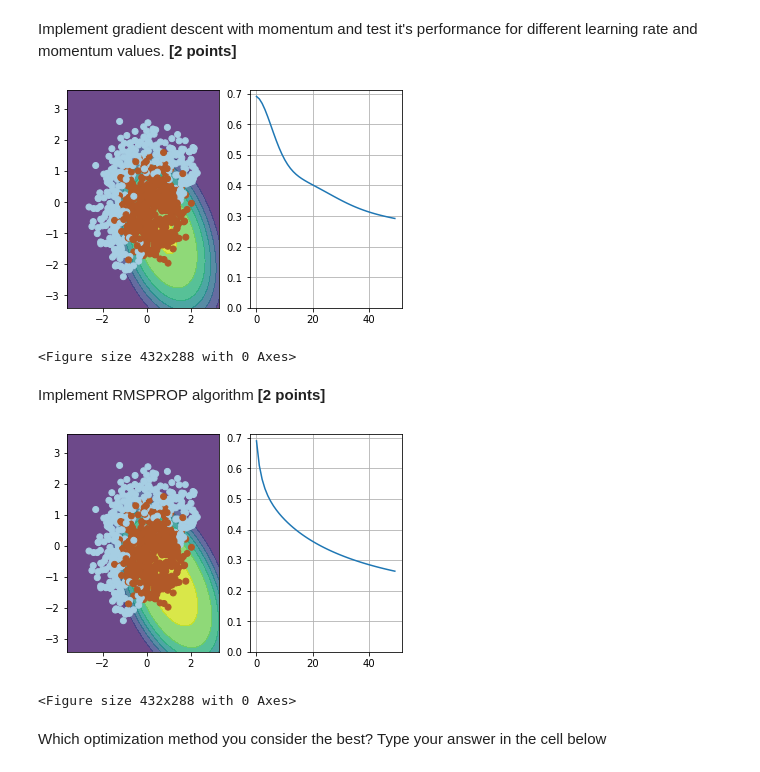
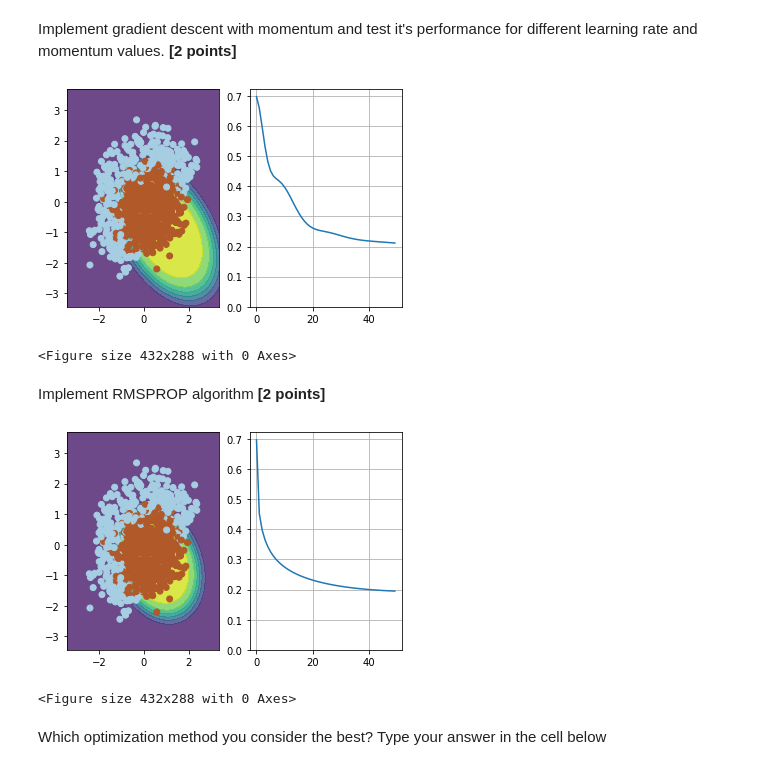
Before and after one commit to acquayefrank/pdl-assignments, a Jupyter notebook: week_1/adaptive_sgd.ipynb, the cells around one changed output. Saved outputs shown, nothing was run; the diff lists cells and outputs as text; code cells hidden in the pictures.

```diff
--- a/week_1/adaptive_sgd.ipynb
+++ b/week_1/adaptive_sgd.ipynb
@@ -241,7 +241,7 @@ Implement gradient descent with momentum and test it's performance for different
 # %%
 w = np.array([0,0,0,0,0,1])
 
-alpha = 0.02 # learning rate. Please change.
+alpha = 0.1 # learning rate. Please change.
 mu    = 0.9 # momentum. Please change.
 vel = np.zeros_like(w)
 
@@ -261,36 +261,36 @@ for i in range(n_iter):
 visualize(X, y, w, loss)
 plt.clf()
 # %% [output]
-[figure, old version]
+[figure, new version]
 <Figure size 432x288 with 0 Axes>
 # %% [markdown]
 Implement RMSPROP algorithm __[2 points]__
 # %%
 w = np.array([0,0,0,0,0,1])
 
-alpha = 0.02 # learning rate. Please change.
+alpha = 0.1 # learning rate. Please change.
 mean_squared_norm = 0.9 #moving average of gradient norm squared. Please change.
 cache = np.zeros_like(w)
 eps = 1e-8
 
 n_iter = 50
 batch_size = 4
 loss = np.zeros(n_iter)
 plt.figure(figsize=(12,5))
 for i in range(n_iter):
     ind = np.random.choice(X.shape[0], batch_size)
     loss[i] = compute_loss(X, y, w)
     visualize(X[ind,:], y[ind], w, loss)
 
     grad = compute_grad(X, y, w)
     cache = mean_squared_norm * cache + (1 - mean_squared_norm) * grad**2
     w = w - alpha * grad / np.sqrt(cache + eps)
 
 
 visualize(X, y, w, loss)
 plt.clf()
 # %% [output]
-[figure, old version]
+[figure, new version]
 <Figure size 432x288 with 0 Axes>
 # %% [markdown]
 Which optimization method you consider the best? Type your answer in the cell below
```
Also changed, not shown: parts of 5 cells of this notebook.
